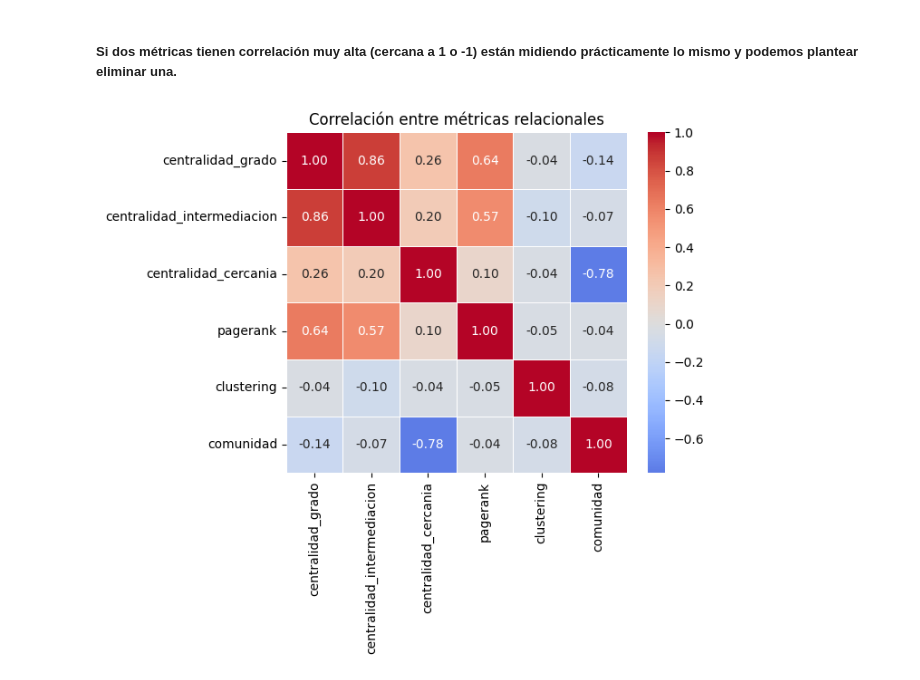
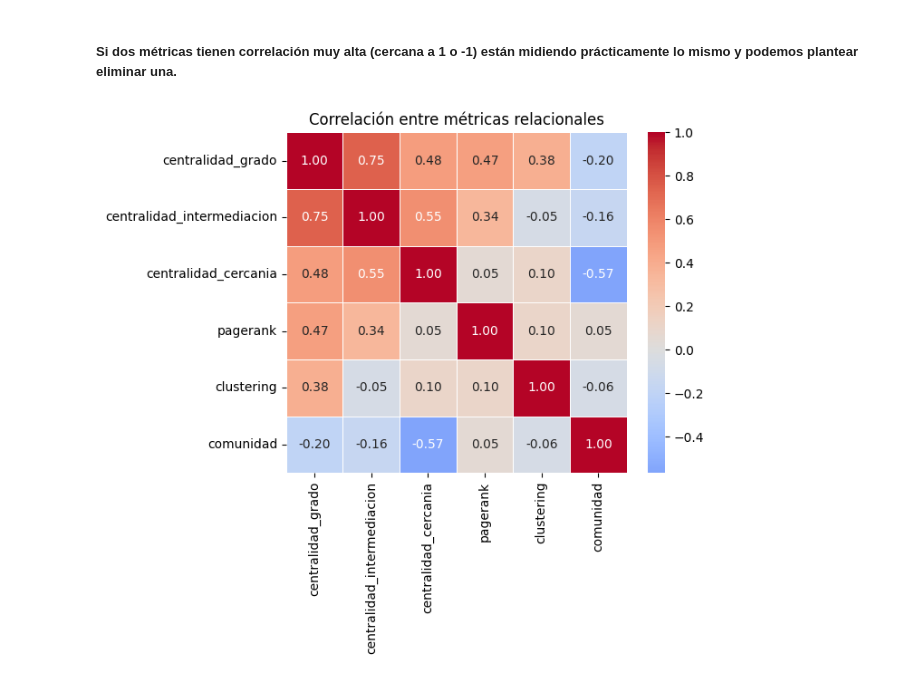
Before and after one commit to aitanavp/proyecto-ia, a Jupyter notebook: notebooks/codigo.ipynb, the cells around one changed output. Cells and saved outputs as stored; diff of their text form; code cells hidden in the pictures.

Commit message:
add spearman correlation

```diff
--- a/notebooks/codigo.ipynb
+++ b/notebooks/codigo.ipynb
@@ -281,14 +281,15 @@ comunidad                         978.56       0.0000       Sí
 # %%
 import seaborn as sns
 # %%
-correlacion = metricas_clase[metricas_relacionales].corr()
+# Correlación de Spearman
+correlacion = metricas_clase[metricas_relacionales].corr(method='spearman')
 
 figura, eje = plt.subplots(figsize=(7, 6))
 
 sns.heatmap(correlacion, annot=True, fmt='.2f', cmap='coolwarm', center=0, square=True, linewidths=0.5, ax=eje)
 
 eje.set_title('Correlación entre métricas relacionales')
 plt.tight_layout()
 plt.show()
 # %% [output]
-[figure, old version]
+[figure, new version]
```
